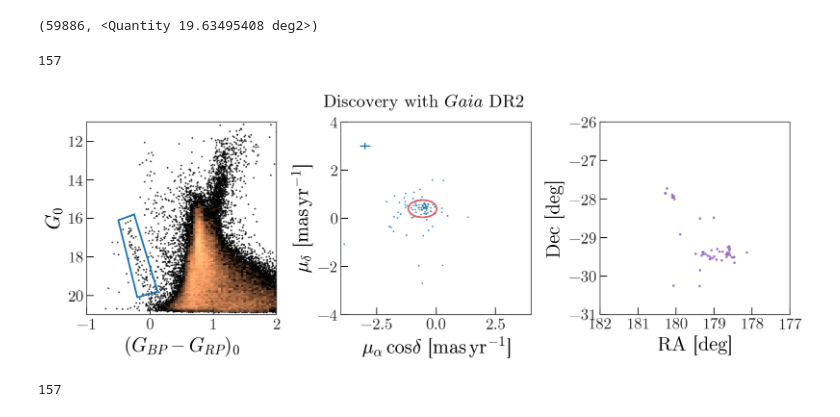
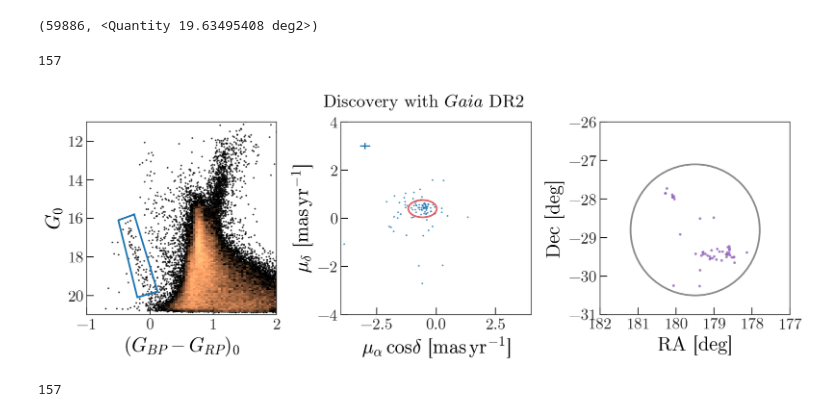
Before and after one commit to adrn/dr2-lmc-cluster, a Jupyter notebook: notebooks/Figure1-Gaia.ipynb, the cells around one changed output. Cells and saved outputs as stored; diff of their text form; code cells hidden in the pictures.

Commit message:
figures

```diff
--- a/notebooks/Figure1-Gaia.ipynb
+++ b/notebooks/Figure1-Gaia.ipynb
@@ -148,31 +148,37 @@ ax.set_xlim(-4, 4)
 ax.set_ylim(-4, 4)
 
 
 # -------
 # On sky:
 
 ax = axes[2]
 
 x = g.ra.value[cl_rough_mask & poly_mask & pm_mask]
 y = g.dec.value[cl_rough_mask & poly_mask & pm_mask]
 
 style = dark_ptstyle.copy()
 style['color'] = 'tab:purple'
 style['alpha'] = 0.8
 style['markersize'] = 3.
 ax.plot(x, y, **style)
 
+# Add circle defining new cluster center and selection for DECam
+sky_circ = mpl.patches.Circle((179.5, -28.8), radius=1.7,
+                              facecolor='none', edgecolor='#666666',
+                              alpha=0.75, linewidth=2, zorder=-10)
+ax.add_patch(sky_circ)
+
 ax.set_xlabel('RA [deg]')
 ax.set_ylabel('Dec [deg]')
 
 ax.set_xlim(179.5 + 2.5, 179.5 - 2.5)
 ax.set_ylim(-28.5 - 2.5, -28.5 + 2.5)
 ax.set_xticks(np.arange(177, 182+1e-3, 1))
 
 fig.suptitle(r'Discovery with ${\it Gaia}$ DR2',
              fontsize=20)
 
 fig.savefig('../plots/figures/gaia-cmd-pm.pdf', dpi=200)
 # %% [output]
 157
-[figure, old version]
+[figure, new version]
```
Also changed, not shown: parts of 1 cell of this notebook, 1 other file.
